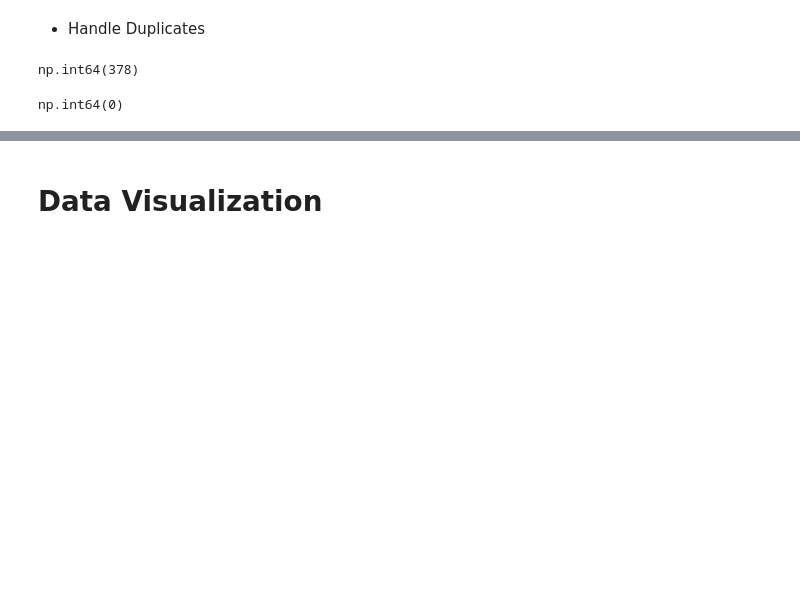
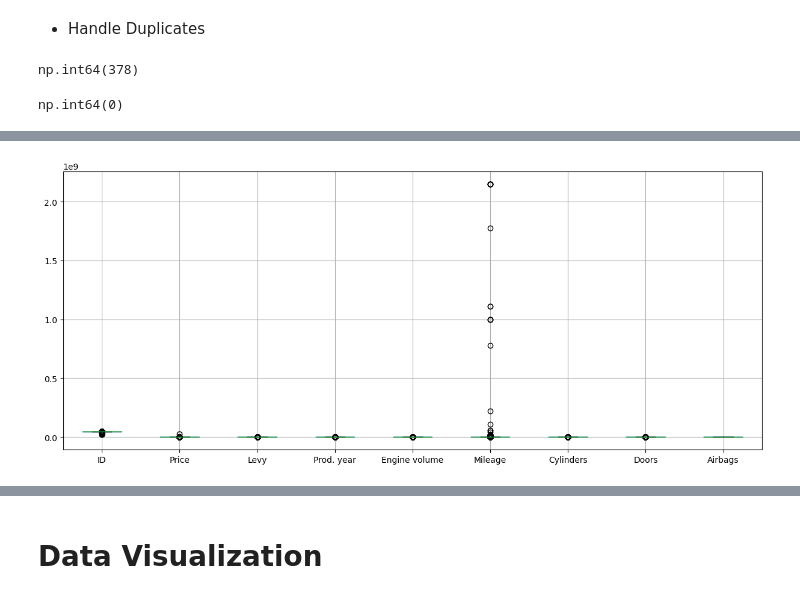
Before and after one commit to rodyragab35205-maker/car_price_prediction, a Jupyter notebook: notebooks/eda_car_price.ipynb, the cells around one changed output, grey strips where cells are left out. Saved outputs shown, nothing was run; the diff lists cells and outputs as text; code cells hidden in the pictures; blank space fills up the shorter version.

```diff
--- a/notebooks/eda_car_price.ipynb
+++ b/notebooks/eda_car_price.ipynb
@@ -233,0 +262,5 @@ np.int64(0)
+# %%
+train_data.boxplot(figsize=(15,6))
+plt.show()
+# %% [output]
+[figure, added]
```
Also changed, not shown: parts of 20 cells of this notebook, 2 other files.
